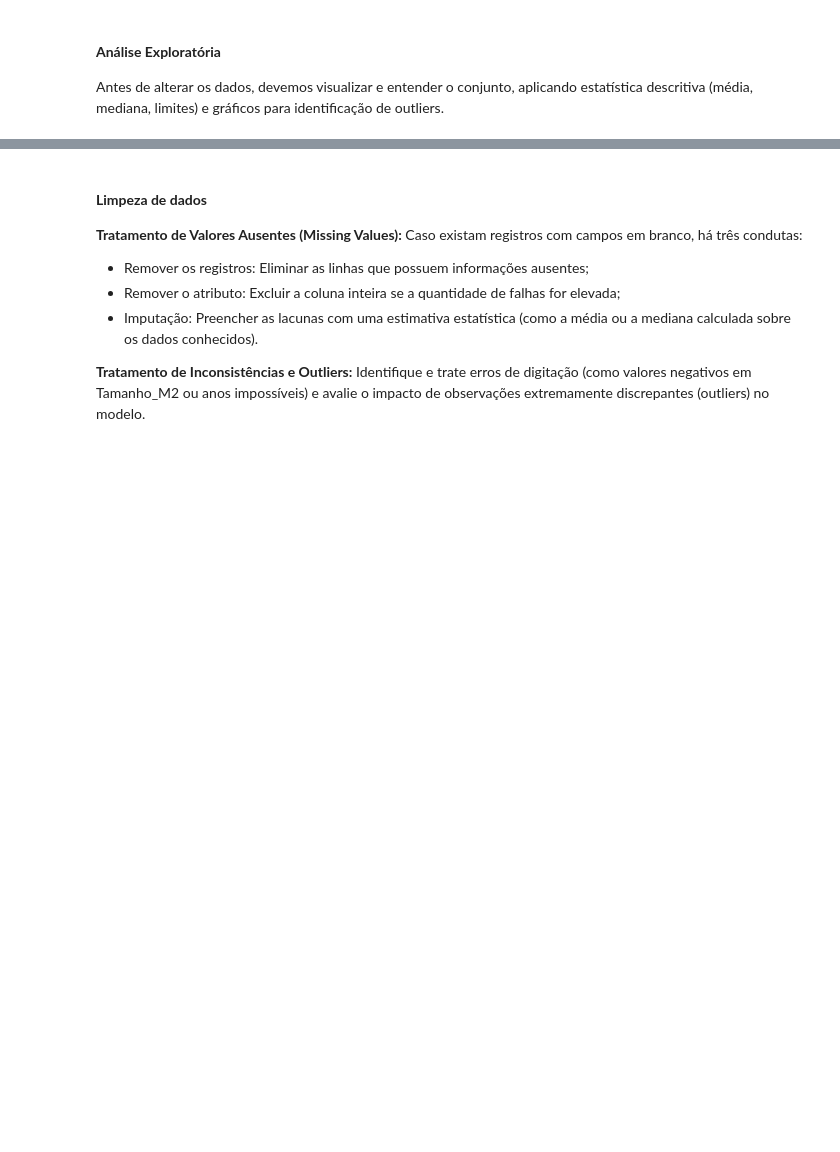
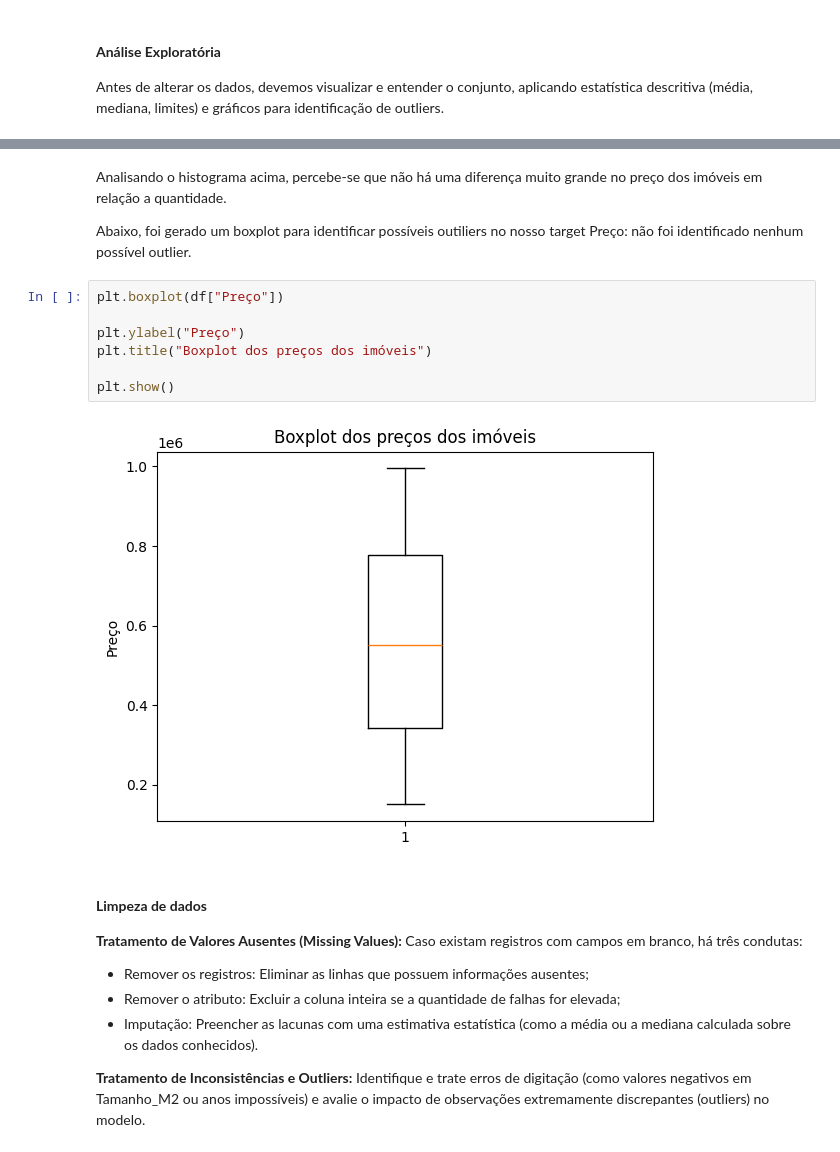
Before and after one commit to An4PDM/preco-imoveis-ml-preditivo, a Jupyter notebook: tratamento_dados_imoveis.ipynb, the cells around one changed output, grey strips where cells are left out. Cells and saved outputs as stored; diff of their text form; blank space fills up the shorter version.

```diff
--- a/tratamento_dados_imoveis.ipynb
+++ b/tratamento_dados_imoveis.ipynb
@@ -106,3 +138,16 @@ Antes de alterar os dados, devemos visualizar e entender o conjunto, aplicando e
+# %% [markdown]
+Analisando o histograma acima, percebe-se que não há uma diferença muito grande no preço dos imóveis em relação a quantidade.
+
+Abaixo, foi gerado um boxplot para identificar possíveis outiliers no nosso target Preço: não foi identificado nenhum possível outlier.
+# %%
+plt.boxplot(df["Preço"])
+
+plt.ylabel("Preço")
+plt.title("Boxplot dos preços dos imóveis")
+
+plt.show()
+# %% [output]
+[figure, added]
 # %% [markdown]
 #### **Limpeza de dados**
 **Tratamento de Valores Ausentes (Missing Values):** Caso existam registros com campos em branco, há três condutas:
```
Also changed, not shown: parts of 7 cells of this notebook.
